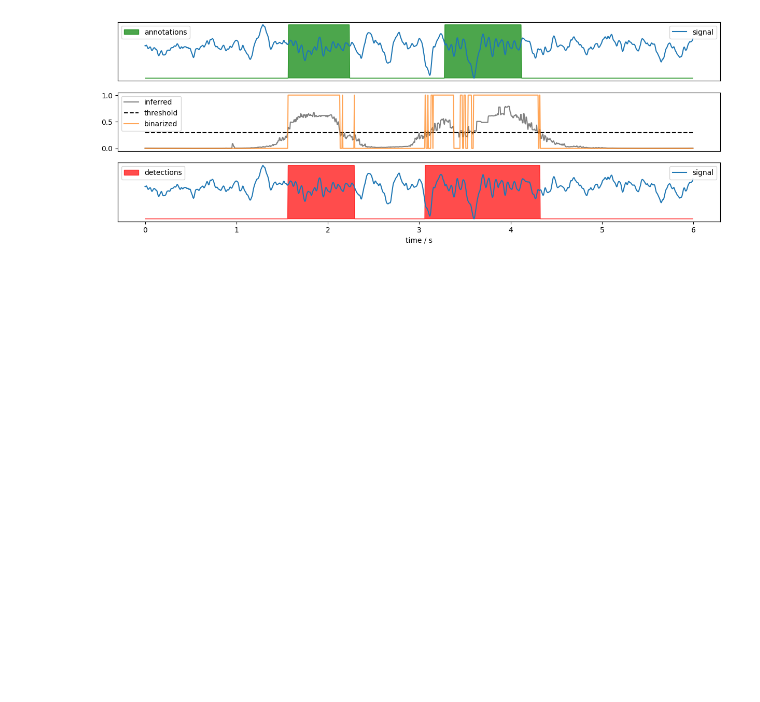
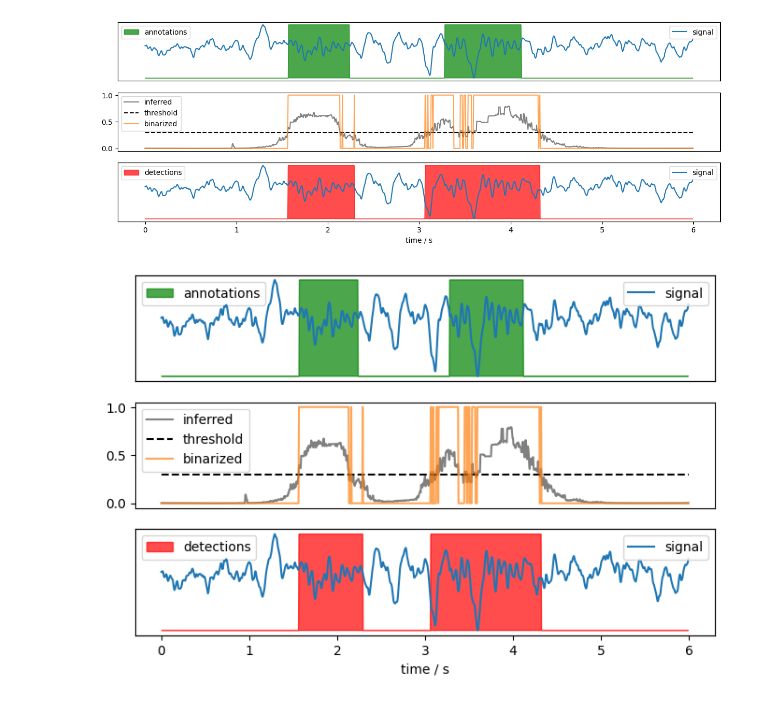
Before and after one commit to quiquegurdiel/SpinCo, a Jupyter notebook: experiments/006_MASS_testing26Features_f9bdb803-d62d-4eb1-a3a6-cd124daf73d0/009_graphical.ipynb, the cells around one changed output. Saved outputs shown, nothing was run; the diff lists cells and outputs as text; code cells hidden in the pictures; blank space fills up the shorter version.

```diff
--- a/experiments/006_MASS_testing26Features_f9bdb803-d62d-4eb1-a3a6-cd124daf73d0/009_graphical.ipynb
+++ b/experiments/006_MASS_testing26Features_f9bdb803-d62d-4eb1-a3a6-cd124daf73d0/009_graphical.ipynb
@@ -314,3 +314,37 @@ figMain.set_size_inches(15, 5)
 figMain.show()
 # %% [output]
 [figure]
+# %%
+roi=[160100,161300]
+timepoints=np.arange(roi[1]-roi[0])/200
+# %%
+figMain, ((ax1, ax2, ax3))=plt.subplots(nrows=3, ncols=1)
+#1
+ax1.fill(timepoints,testLabels[roi[0]:roi[1]],alpha=0.7,label='annotations',color='g')
+ax1.legend(["annotations"],loc='upper left')
+ax1.set_yticks([])
+ax1.set_xticks([])
+ax12=ax1.twinx()
+ax12.plot(timepoints,signal[roi[0]:roi[1]],label='signal')
+ax12.legend(["signal"],loc='upper right')
+ax12.set_yticks([])
+#2
+ax2.plot(timepoints,probabilities[roi[0]:roi[1]],color="grey")
+ax2.hlines(hyperThres,xmin=0,xmax=timepoints[-1],linestyles="dashed",colors="black")
+ax2.plot(timepoints,rawLabels[roi[0]:roi[1]],alpha=0.7,color="#ff7f0e")
+ax2.legend(["inferred","threshold","binarized"],loc='upper left')
+ax2.set_xticks([])
+#3
+ax3.fill(timepoints,processedLabels[roi[0]:roi[1]],alpha=0.7,color='r',label="detections")
+ax3.legend(loc="upper left")
+ax3.set_yticks([])
+ax32=ax3.twinx()
+ax32.plot(timepoints,signal[roi[0]:roi[1]],label='signal')
+ax32.legend(loc='upper right')
+ax32.set_yticks([])
+ax3.set_xlabel("time / s")
+
+figMain.set_size_inches(8, 5)
+figMain.show()
+# %% [output]
+[figure, added]
```
Also changed, not shown: 18 other files.
